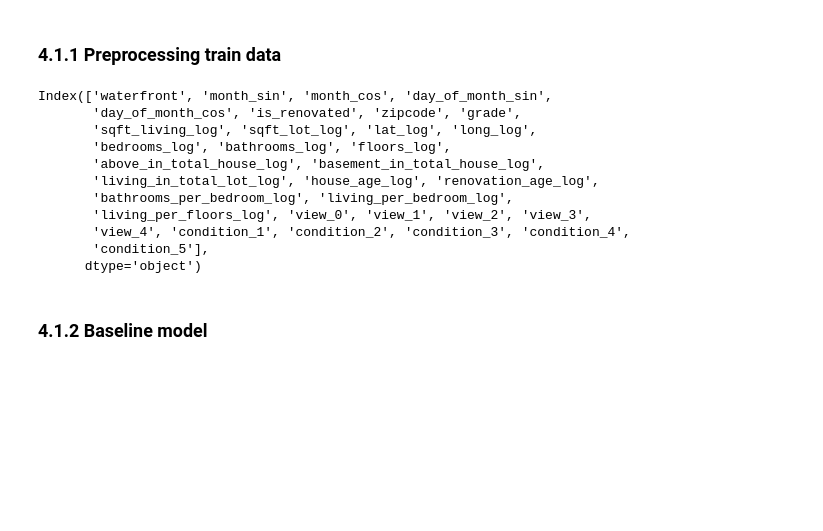
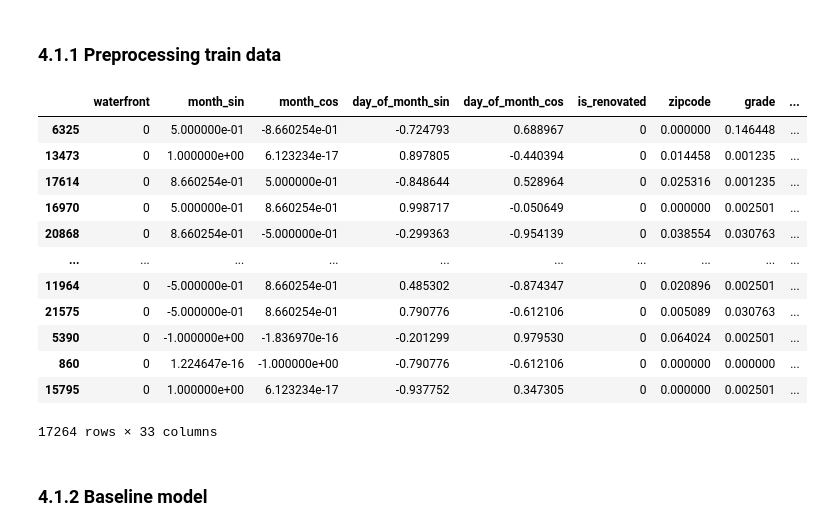
Before and after one commit to tizycki/house-pricing, a Jupyter notebook: solution.ipynb, the cells around one changed output. Saved outputs shown, nothing was run; the diff lists cells and outputs as text; code cells hidden in the pictures; blank space fills up the shorter version.

```diff
--- a/solution.ipynb
+++ b/solution.ipynb
@@ -865,39 +865,44 @@ one_hot_encoding_pipeline = Pipeline([
 # %%
 target_mode = 'classification'
 
 y_clf_train = y_all_train[target_cols[target_mode]]
 
 # Feature engineering
 X_train_t = FeatureEngineeringDF().fit_transform(X_train)
 
 # Removing outliers
 outlier_removal = OutlierRemovalDF(outlier_config)
 outlier_removal.fit(X_train_t, y_clf_train)
 X_train_t, y_clf_train_t = outlier_removal.transform(X_train_t, y_clf_train)
 
+
 # Performing other steps: target encoding, log-scaling, one-hot-encoding
 X_train_t = pd.concat([X_train_t, y_clf_train_t], axis=1)
 
 X_train_t = pd.concat([
     X_train_t[passthrough_features],
     target_encoding_clf_pipeline.fit_transform(X_train_t),
     log_scaling_pipeline.fit_transform(X_train_t),
     one_hot_encoding_pipeline.fit_transform(X_train_t)
 ], axis=1)
 
 X_train_t.columns
+
+X_train_t
 # %% [output]
+|  | waterfront | month_sin | month_cos | day_of_month_sin | day_of_month_cos | is_renovated | zipcode | grade | ... |
+| 6325 | 0 | 5.000000e-01 | -8.660254e-01 | -0.724793 | 0.688967 | 0 | 0.000000 | 0.146448 | ... |
+| 13473 | 0 | 1.000000e+00 | 6.123234e-17 | 0.897805 | -0.440394 | 0 | 0.014458 | 0.001235 | ... |
+| 17614 | 0 | 8.660254e-01 | 5.000000e-01 | -0.848644 | 0.528964 | 0 | 0.025316 | 0.001235 | ... |
+| 16970 | 0 | 5.000000e-01 | 8.660254e-01 | 0.998717 | -0.050649 | 0 | 0.000000 | 0.002501 | ... |
+| 20868 | 0 | 8.660254e-01 | -5.000000e-01 | -0.299363 | -0.954139 | 0 | 0.038554 | 0.030763 | ... |
+| ... | ... | ... | ... | ... | ... | ... | ... | ... | ... |
+| 11964 | 0 | -5.000000e-01 | 8.660254e-01 | 0.485302 | -0.874347 | 0 | 0.020896 | 0.002501 | ... |
+| 21575 | 0 | -5.000000e-01 | 8.660254e-01 | 0.790776 | -0.612106 | 0 | 0.005089 | 0.030763 | ... |
+| 5390 | 0 | -1.000000e+00 | -1.836970e-16 | -0.201299 | 0.979530 | 0 | 0.064024 | 0.002501 | ... |
+| 860 | 0 | 1.224647e-16 | -1.000000e+00 | -0.790776 | -0.612106 | 0 | 0.000000 | 0.000000 | ... |
+| 15795 | 0 | 1.000000e+00 | 6.123234e-17 | -0.937752 | 0.347305 | 0 | 0.000000 | 0.002501 | ... |
-Index(['waterfront', 'month_sin', 'month_cos', 'day_of_month_sin',
-       'day_of_month_cos', 'is_renovated', 'zipcode', 'grade',
-       'sqft_living_log', 'sqft_lot_log', 'lat_log', 'long_log',
-       'bedrooms_log', 'bathrooms_log', 'floors_log',
-       'above_in_total_house_log', 'basement_in_total_house_log',
-       'living_in_total_lot_log', 'house_age_log', 'renovation_age_log',
-       'bathrooms_per_bedroom_log', 'living_per_bedroom_log',
-       'living_per_floors_log', 'view_0', 'view_1', 'view_2', 'view_3',
-       'view_4', 'condition_1', 'condition_2', 'condition_3', 'condition_4',
-       'condition_5'],
-      dtype='object')
+17264 rows × 33 columns
 # %% [markdown]
 ### 4.1.2 Baseline model
 # %% [markdown]
```
Also changed, not shown: parts of 11 cells of this notebook.
